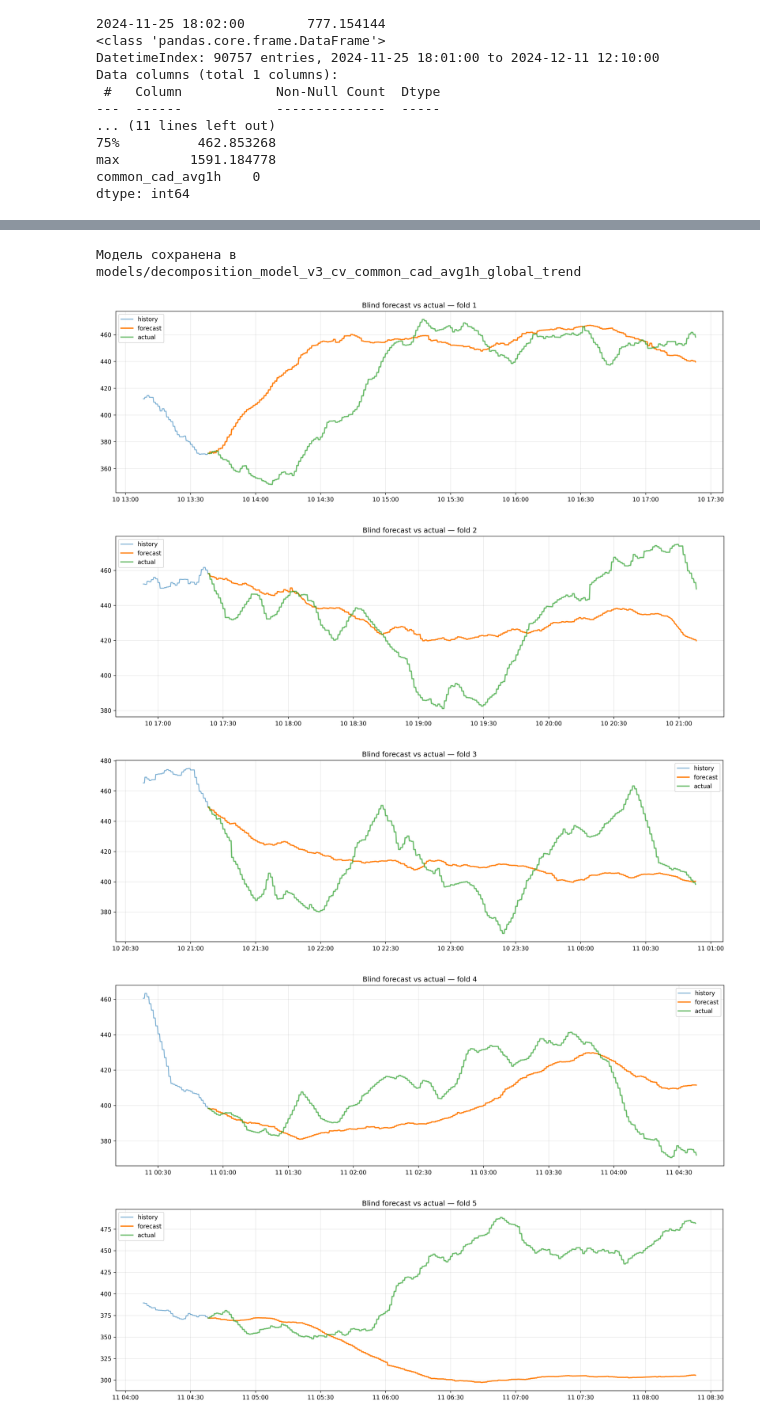
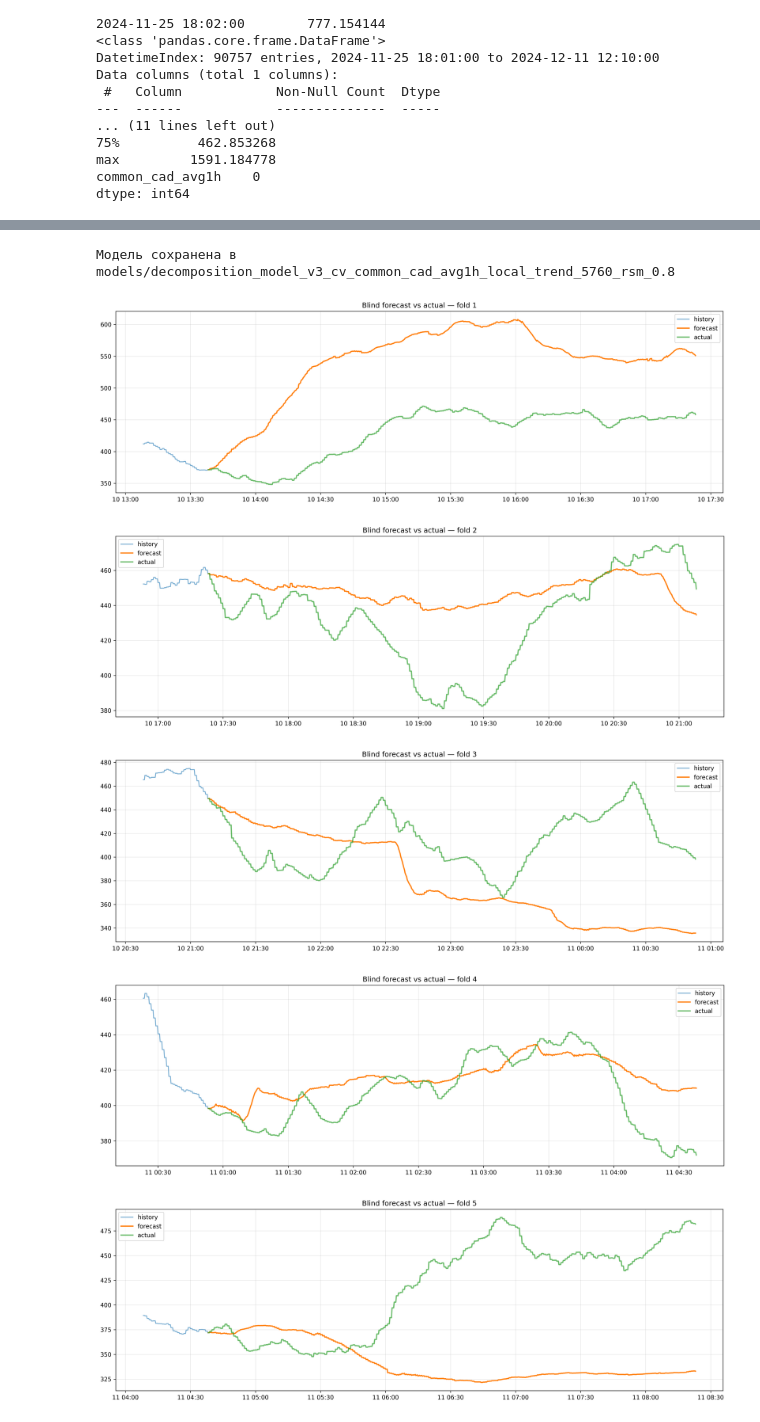
Before and after one commit to nikborovets/realtime_anomaly_analytics, a Jupyter notebook: catboost_recursive_cad_decomposition_avg.ipynb, the cells around one changed output, grey strips where cells are left out. Drawn from its saved outputs; the diff is of its cells as text; code cells hidden in the pictures.

```diff
--- a/catboost_recursive_cad_decomposition_avg.ipynb
+++ b/catboost_recursive_cad_decomposition_avg.ipynb
@@ -56,7 +56,7 @@ df = clean_timeseries(df, 'common_cad_avg1h')   # вместо блока 0‑3
 # %%
 import logging
 
-model_name = "decomposition_model_v3_cv_common_cad_avg1h_global_trend"
+model_name = "decomposition_model_v3_cv_common_cad_avg1h_local_trend_5760_rsm_0.8_depth_15"
 
 os.makedirs(f"plots/{model_name}", exist_ok=True)
 logging.basicConfig(
@@ -116,9 +116,8 @@ for i, (train_index, val_index) in enumerate(tscv.split(df_for_cv)):
     # Модель для фолда
     model_fold = DecompositionImprovedTrendModel(
         horizon=len(df_val_fold), # Горизонт равен размеру валидационного сета
-        trend_model_type='global',
-        trend_window_size=960,
-        iterations=1000
+        trend_model_type='local',
+        trend_window_size=5760,
     )
 
     logging.info("Начинаю обучение на фолде...")
@@ -168,9 +167,8 @@ else:
 logging.info("\nНачинаю обучение финальной модели на всех данных train+val...")
 final_model = DecompositionImprovedTrendModel(
     horizon=len(df_hold), # Горизонт прогноза равен размеру hold-out
-    trend_model_type='global',
-    trend_window_size=960,
-    iterations=1000
+    trend_model_type='local',
+    trend_window_size=5760,
 )
 
 final_model.fit(
@@ -202,9 +200,9 @@ final_model.save(model_name)
-Модель сохранена в models/decomposition_model_v3_cv_common_cad_avg1h_global_trend
+Модель сохранена в models/decomposition_model_v3_cv_common_cad_avg1h_local_trend_5760_rsm_0.8
-[figure, old version]
+[figure, new version]
-[figure, old version]
+[figure, new version]
-[figure, old version]
+[figure, new version]
-[figure, old version]
+[figure, new version]
-[figure, old version]
+[figure, new version]
 # %%
 # ── Прогноз на будущее (hold-out) ──────────────────────────
 logging.info("\nДелаю прогноз на hold-out сете...")
```
Also changed, not shown: parts of 9 cells of this notebook, 24 other files.
